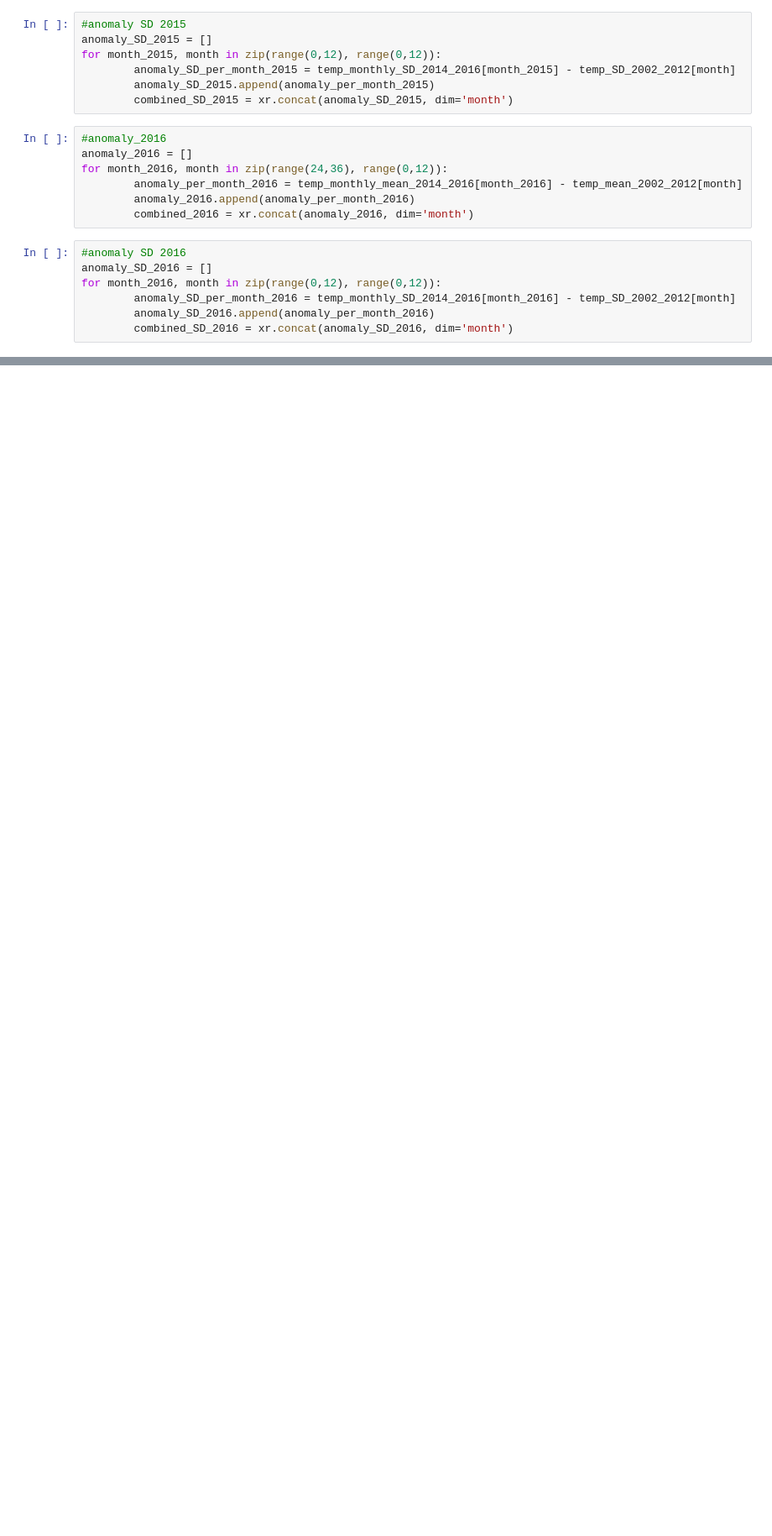
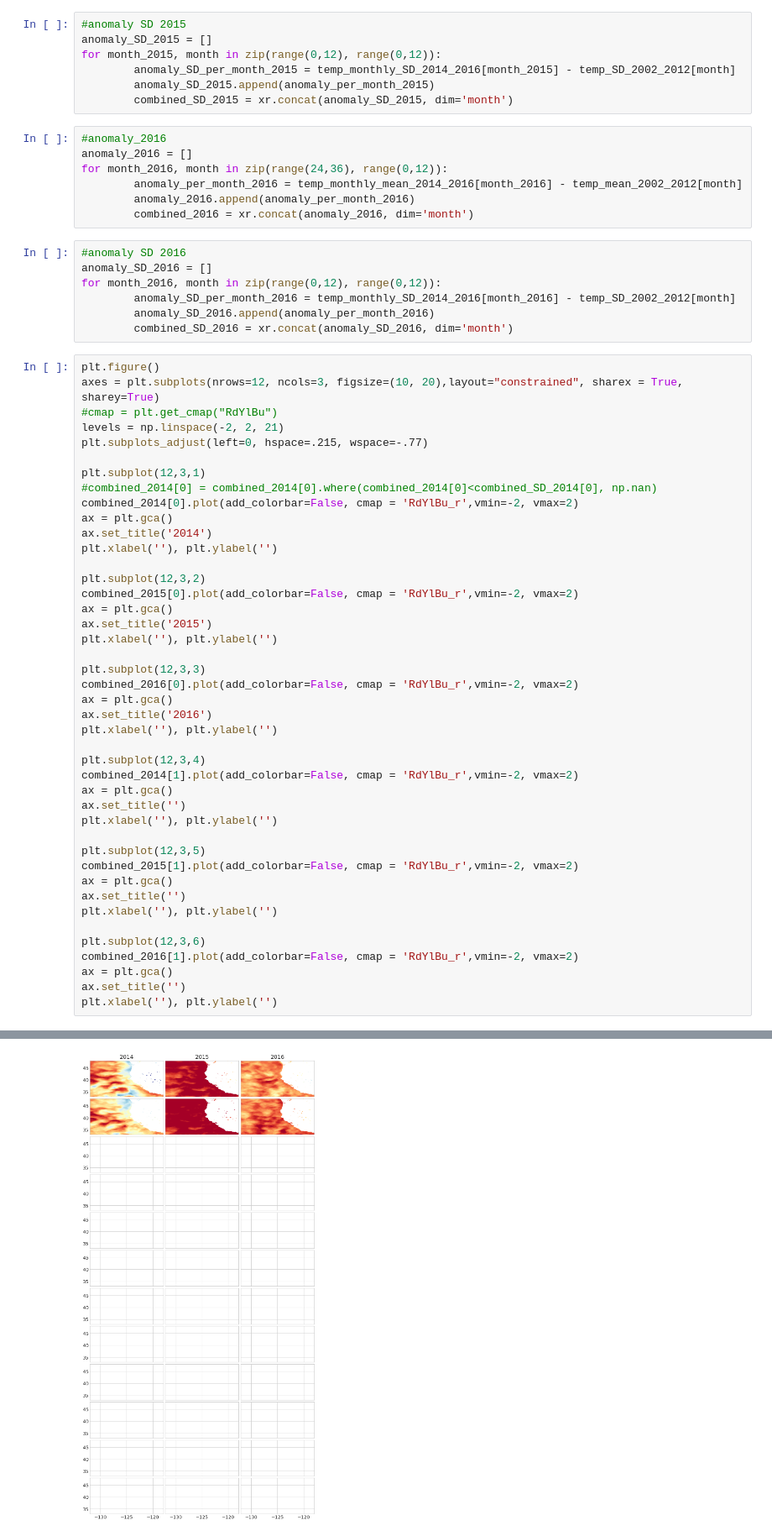
Before and after one commit to Jhartanto30/hw03-Group21, a Jupyter notebook: climate-Q04.ipynb, the cells around one changed output, grey strips where cells are left out. Shown at 84% size. Cells and saved outputs as stored; diff of their text form; blank space fills up the shorter version.

Commit message:
Trying to plot figure

```diff
--- a/climate-Q04.ipynb
+++ b/climate-Q04.ipynb
@@ -110,3 +110,47 @@ for month_2016, month in zip(range(0,12), range(0,12)):
         anomaly_SD_per_month_2016 = temp_monthly_SD_2014_2016[month_2016] - temp_SD_2002_2012[month]
         anomaly_SD_2016.append(anomaly_per_month_2016)
         combined_SD_2016 = xr.concat(anomaly_SD_2016, dim='month')
+# %%
+plt.figure()
+axes = plt.subplots(nrows=12, ncols=3, figsize=(10, 20),layout="constrained", sharex = True, sharey=True)
+#cmap = plt.get_cmap("RdYlBu")
+levels = np.linspace(-2, 2, 21)
+plt.subplots_adjust(left=0, hspace=.215, wspace=-.77)
+
+plt.subplot(12,3,1)
+#combined_2014[0] = combined_2014[0].where(combined_2014[0]<combined_SD_2014[0], np.nan)
+combined_2014[0].plot(add_colorbar=False, cmap = 'RdYlBu_r',vmin=-2, vmax=2)
+ax = plt.gca()
+ax.set_title('2014')
+plt.xlabel(''), plt.ylabel('')
+
+plt.subplot(12,3,2)
+combined_2015[0].plot(add_colorbar=False, cmap = 'RdYlBu_r',vmin=-2, vmax=2)
+ax = plt.gca()
+ax.set_title('2015')
+plt.xlabel(''), plt.ylabel('')
+
+plt.subplot(12,3,3)
+combined_2016[0].plot(add_colorbar=False, cmap = 'RdYlBu_r',vmin=-2, vmax=2)
+ax = plt.gca()
+ax.set_title('2016')
+plt.xlabel(''), plt.ylabel('')
+
+plt.subplot(12,3,4)
+combined_2014[1].plot(add_colorbar=False, cmap = 'RdYlBu_r',vmin=-2, vmax=2)
+ax = plt.gca()
+ax.set_title('')
+plt.xlabel(''), plt.ylabel('')
+
+plt.subplot(12,3,5)
+combined_2015[1].plot(add_colorbar=False, cmap = 'RdYlBu_r',vmin=-2, vmax=2)
+ax = plt.gca()
+ax.set_title('')
+plt.xlabel(''), plt.ylabel('')
+
+plt.subplot(12,3,6)
+combined_2016[1].plot(add_colorbar=False, cmap = 'RdYlBu_r',vmin=-2, vmax=2)
+ax = plt.gca()
+ax.set_title('')
+plt.xlabel(''), plt.ylabel('')
+# %% [output]
@@ -112,0 +159 @@ for month_2016, month in zip(range(0,12), range(0,12)):
+[figure, added]
```
Also changed, not shown: parts of 1 cell of this notebook.
